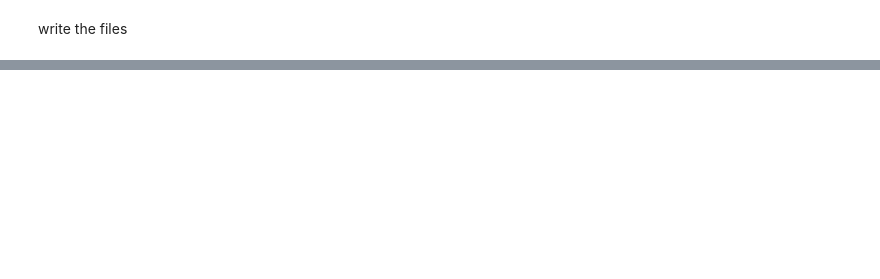
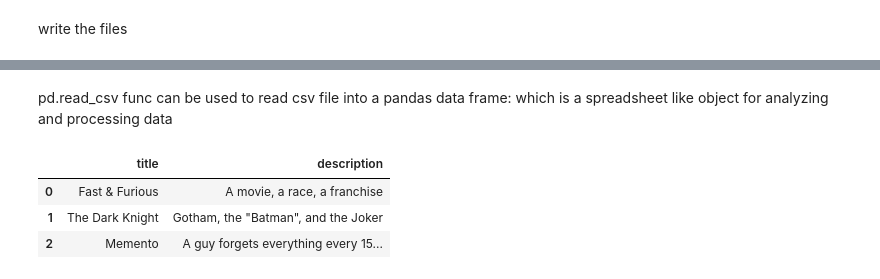
Before and after one commit to S827/Data-Science, a Jupyter notebook: Python-Fundamentals/NumPy/python-os-and-filesystem.ipynb, the cells around one changed output, grey strips where cells are left out. Saved outputs shown, nothing was run; the diff lists cells and outputs as text; code cells hidden in the pictures; blank space fills up the shorter version.

```diff
--- a/Python-Fundamentals/NumPy/python-os-and-filesystem.ipynb
+++ b/Python-Fundamentals/NumPy/python-os-and-filesystem.ipynb
@@ -740,0 +841,11 @@ os.listdir('./data')
+# %% [markdown]
+pd.read_csv func can be used to read csv file into a pandas data frame: which is a spreadsheet like object for analyzing and processing data
+# %%
+movies_dataframe = pd.read_csv('./data/movies.csv')
+# %%
+movies_dataframe
+# %% [output]
+|  | title | description |
+| 0 | Fast & Furious | A movie, a race, a franchise |
+| 1 | The Dark Knight | Gotham, the "Batman", and the Joker |
+| 2 | Memento | A guy forgets everything every 15... |
```
Also changed, not shown: parts of 61 cells of this notebook, 3 other files.
